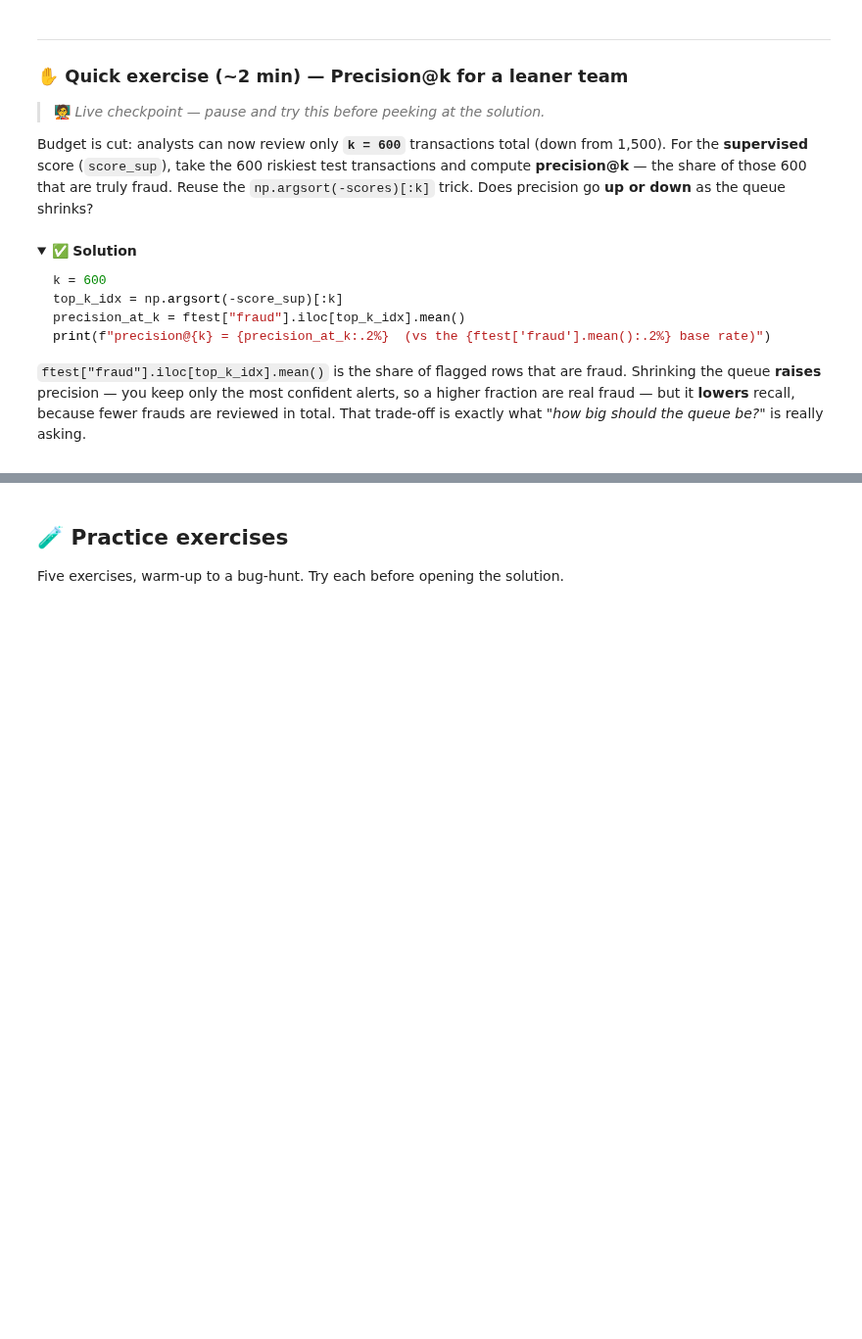
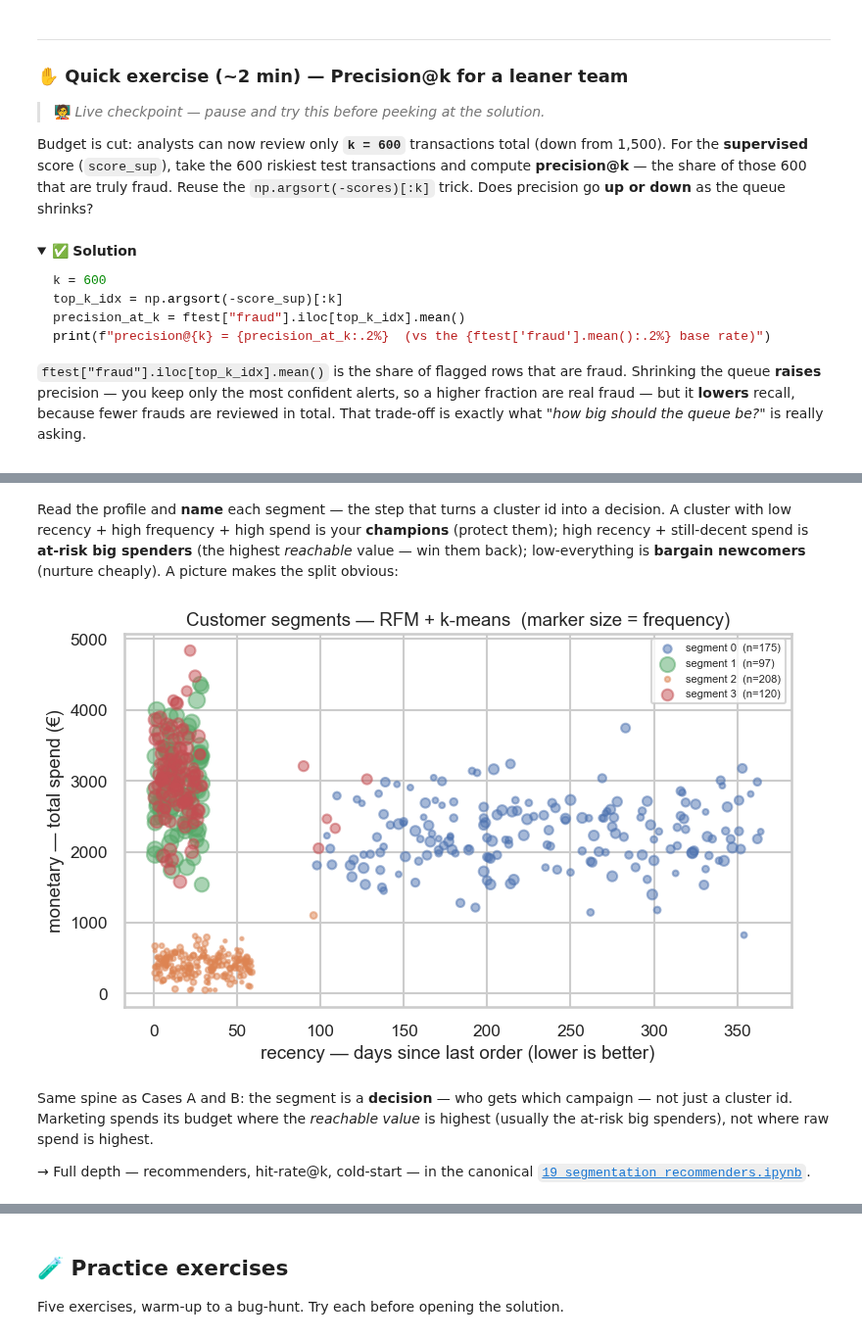
Before and after one commit to ChrisW09/Python-for-AI-Driven-Automation, a Jupyter notebook: fast_track/17_industry_applications.ipynb, the cells around one changed output, grey strips where cells are left out. Shown at 98% size. Cells and saved outputs as stored; diff of their text form; code cells hidden in the pictures; folded sections open; blank space fills up the shorter version.

Commit message:
Fast-track NB 17: add a worked RFM + k-means segmentation mini-example (Case C)

```diff
--- a/fast_track/17_industry_applications.ipynb
+++ b/fast_track/17_industry_applications.ipynb
@@ -495,0 +502,28 @@ print(f"precision@{k} = {precision_at_k:.2%}  (vs the {ftest['fraud'].mean():.2%
+# %%
+from sklearn.cluster import KMeans
+from sklearn.preprocessing import StandardScaler
+
+# Three latent behaviours planted in the data; k-means must recover them blind (no labels used).
+rng = np.random.default_rng(RANDOM_STATE)
+n = 600
+kind = rng.choice(["loyal", "at_risk", "newcomer"], size=n, p=[0.35, 0.30, 0.35])
+recency   = np.where(kind == "loyal",   rng.integers(1, 30, n),
+            np.where(kind == "at_risk", rng.integers(90, 365, n), rng.integers(1, 60, n)))
+frequency = np.where(kind == "loyal",   rng.integers(8, 25, n),
+            np.where(kind == "at_risk", rng.integers(3, 10, n), rng.integers(1, 4, n)))
+monetary  = np.where(kind == "loyal",   rng.normal(3000, 600, n),
+            np.where(kind == "at_risk", rng.normal(2200, 500, n), rng.normal(400, 150, n))).clip(50)
+rfm = pd.DataFrame({"recency_days": recency, "frequency": frequency, "monetary_eur": monetary.round(0)})
+
+# ⚠️ scale BEFORE k-means, or it silently degenerates into "sort by monetary"
+X_rfm = StandardScaler().fit_transform(rfm)
+rfm["segment"] = KMeans(n_clusters=4, n_init=10, random_state=RANDOM_STATE).fit_predict(X_rfm)
+
+# Profile each cluster — the mean customer is what you *name*
+profile = (rfm.groupby("segment")
+              .agg(customers=("monetary_eur", "size"),
+                   recency=("recency_days", "mean"),
+                   frequency=("frequency", "mean"),
+                   monetary=("monetary_eur", "mean"))
+              .round(0).astype(int))
+profile
@@ -496 +537,20 @@ print(f"precision@{k} = {precision_at_k:.2%}  (vs the {ftest['fraud'].mean():.2%
+# %% [markdown]
+Read the profile and **name** each segment — the step that turns a cluster id into a decision. A cluster with low recency + high frequency + high spend is your **champions** (protect them); high recency + still-decent spend is **at-risk big spenders** (the highest *reachable* value — win them back); low-everything is **bargain newcomers** (nurture cheaply). A picture makes the split obvious:
+# %%
+fig, ax = plt.subplots(figsize=(8, 5))
+palette = [BLUE, GREEN, ORANGE, RED]
+for seg, grp in rfm.groupby("segment"):
+    ax.scatter(grp["recency_days"], grp["monetary_eur"], s=grp["frequency"] * 6,
+               alpha=0.5, color=palette[seg % 4], label=f"segment {seg}  (n={len(grp)})")
+ax.set_xlabel("recency — days since last order (lower is better)")
+ax.set_ylabel("monetary — total spend (€)")
+ax.set_title("Customer segments — RFM + k-means  (marker size = frequency)")
+ax.legend(fontsize=8, loc="upper right")
+plt.tight_layout(); plt.show()
+# %% [output]
+[figure, added]
+# %% [markdown]
+Same spine as Cases A and B: the segment is a **decision** — who gets which campaign — not just a cluster id. Marketing spends its budget where the *reachable value* is highest (usually the at-risk big spenders), not where raw spend is highest.
+
+→ Full depth — recommenders, hit-rate@k, cold-start — in the canonical [`19_segmentation_recommenders.ipynb`](../05_industry_applications/19_segmentation_recommenders.ipynb).
 # %% [markdown]
```
Also changed, not shown: parts of 3 cells of this notebook.
